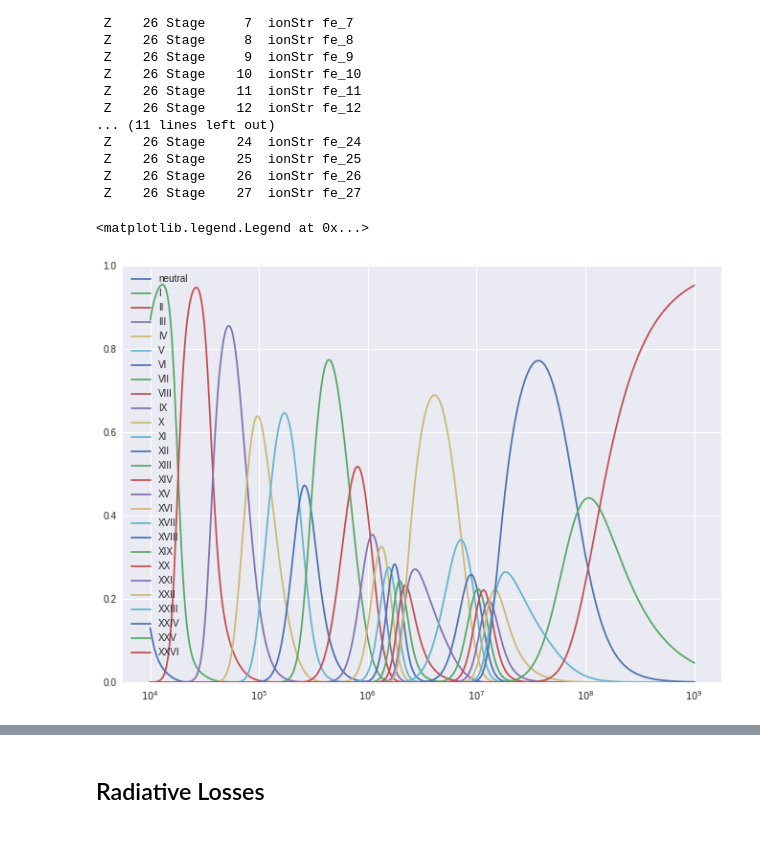
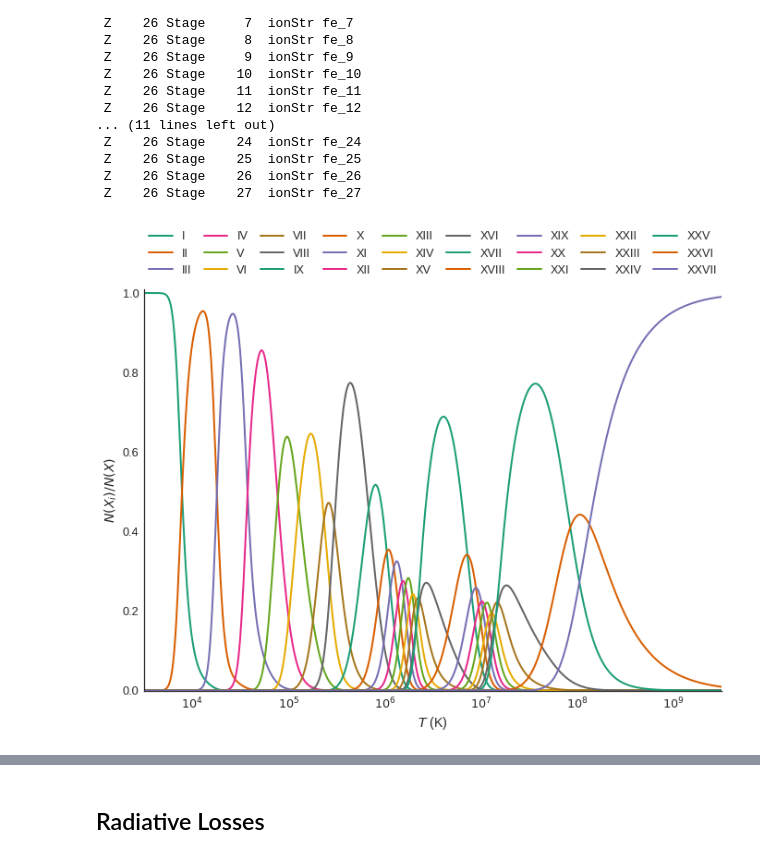
Before and after one commit to wtbarnes/chiantipy-talk-scipy-2017, a Jupyter notebook: paper/build_proceedings_figures.ipynb, the cells around one changed output, grey strips where cells are left out. Cells and saved outputs as stored; diff of their text form; code cells hidden in the pictures.

Commit message:
updating figures

```diff
--- a/paper/build_proceedings_figures.ipynb
+++ b/paper/build_proceedings_figures.ipynb
@@ -6,6 +6,7 @@ import os
 import glob
 
 import numpy as np
+from scipy.optimize import curve_fit
 import matplotlib.pyplot as plt
 import matplotlib.colors
 import seaborn as sns
@@ -18,4 +19,9 @@ import ChiantiPy.tools.util as ch_util
 import ChiantiPy.tools.data as ch_data
 import ChiantiPy.tools.io as ch_io
 
+sns.set_context('paper',font_scale=1.6,
+                rc={
+                    'lines.linewidth':2
+                })
+sns.set_style('white')
 %matplotlib inline
@@ -84,0 +118,21 @@ sns.heatmap(ion_table_pivot,ax=fig.gca(),square=False,cmap=my_cmap,
+# %%
+fig = plt.figure(figsize=(10,10))
+ax = fig.gca()
+for i in range(len(foo['wvl'])):
+    l1,e1 = bar['l'][foo['lvl1'][i]-1],bar['eryd'][foo['lvl1'][i]-1]
+    l2,e2 = bar['l'][foo['lvl2'][i]-1],bar['eryd'][foo['lvl2'][i]-1]
+    ax.scatter(l1,e1,
+               marker='_',color=sns.color_palette('deep')[0],s=10)
+    ax.scatter(l2,e2,
+               marker='_',color=sns.color_palette('deep')[0],s=10)
+    ax.annotate(foo['pretty2'][i],
+                xy=(l1,e1), xycoords='data',
+                xytext=(l2,e2), textcoords='data',
+                arrowprops=dict(arrowstyle="-|>",
+                                connectionstyle="arc3"),)
+    ax.text(l1,e1,foo['pretty1'][i])
+ax.set_xticks([x[0] for x in spd_ticklabels])
+ax.set_xticklabels([x[1] for x in spd_ticklabels])
+#ax.set_ylim([1.3,2])
+ax.set_xlabel(r'Orbital')
+ax.set_ylabel(r'Energy (Rydbergs)')
@@ -96,7 +154,7 @@ First, the contribution function function in the ion class needs to be refactore
 Include some equations that describe the ionization equilibrium, mention NEI (maybe). Brief example of how this is done. Could also use a refactor...
 # %%
 fe_ioneq = ch.ioneq(26)
-temperature = np.logspace(4,9,500)
+temperature = np.logspace(3.5,9.5,500)
 fe_ioneq.calculate(temperature)
 # %% [output]
  Z    26 Stage     1  ionStr fe_1
@@ -119,11 +177,19 @@ fe_ioneq.calculate(temperature)
 # %%
 fig = plt.figure(figsize=(11.2,8))
 ax = fig.gca()
+colors = sns.color_palette('Dark2',n_colors=fe_ioneq.Ioneq.shape[0])
 for i in range(fe_ioneq.Ioneq.shape[0]):
-    ax.plot(temperature,fe_ioneq.Ioneq[i,:],label=roman.toRoman(i) if i>0 else r'neutral')
+    ax.plot(temperature,fe_ioneq.Ioneq[i,:],
+            label=roman.toRoman(i+1),
+            color=colors[i]
+           )
 ax.set_xscale('log')
-ax.set_ylim([0,1])
-ax.legend()
+ax.set_ylim([0,1.01])
+ax.set_xlabel(r'$T$ (K)')
+ax.set_ylabel(r'$N(X_i)/N(X)$')
+ax.set_xlim([temperature[0],temperature[-1]])
+ax.legend(bbox_to_anchor=(0,1.02,1,0.2), loc="lower left",
+                mode="expand", borderaxespad=0, ncol=9)
+sns.despine(fig=fig,ax=ax)
 # %% [output]
-<matplotlib.legend.Legend at 0x...>
-[figure, old version]
+[figure, new version]
```
Also changed, not shown: parts of 12 cells of this notebook, 2 other files.
